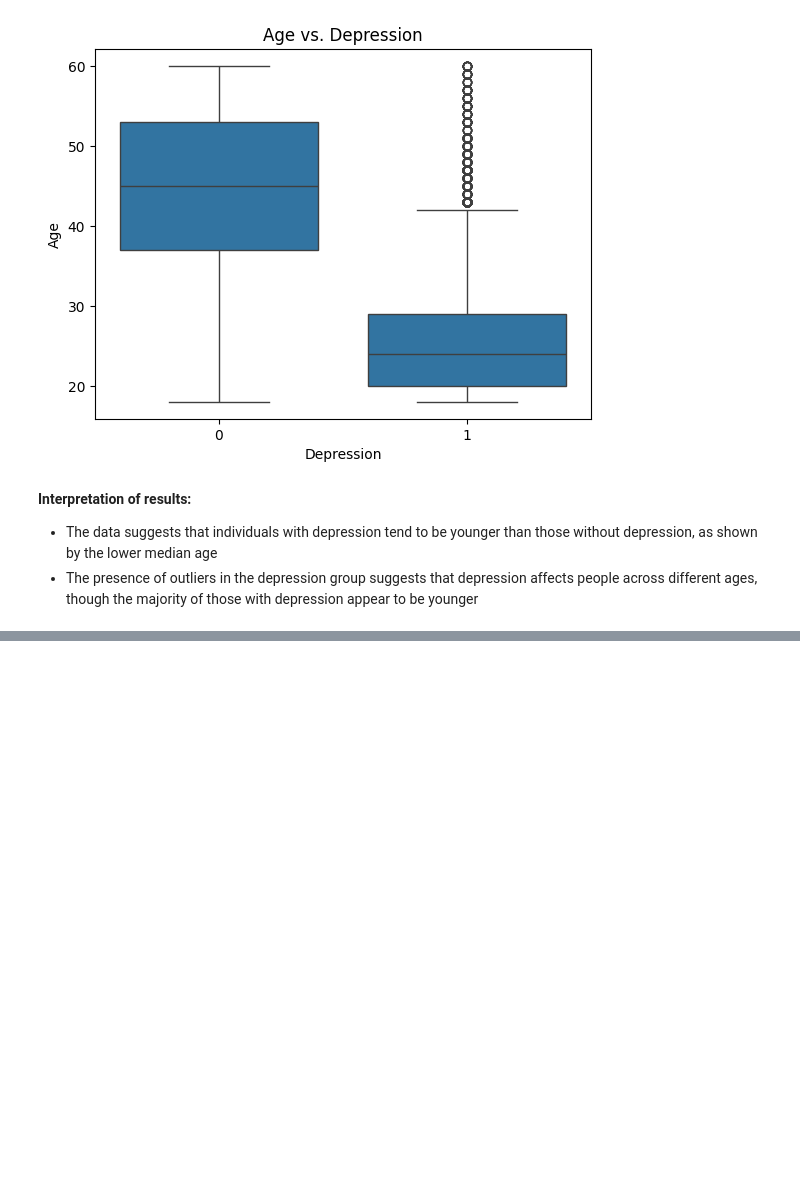
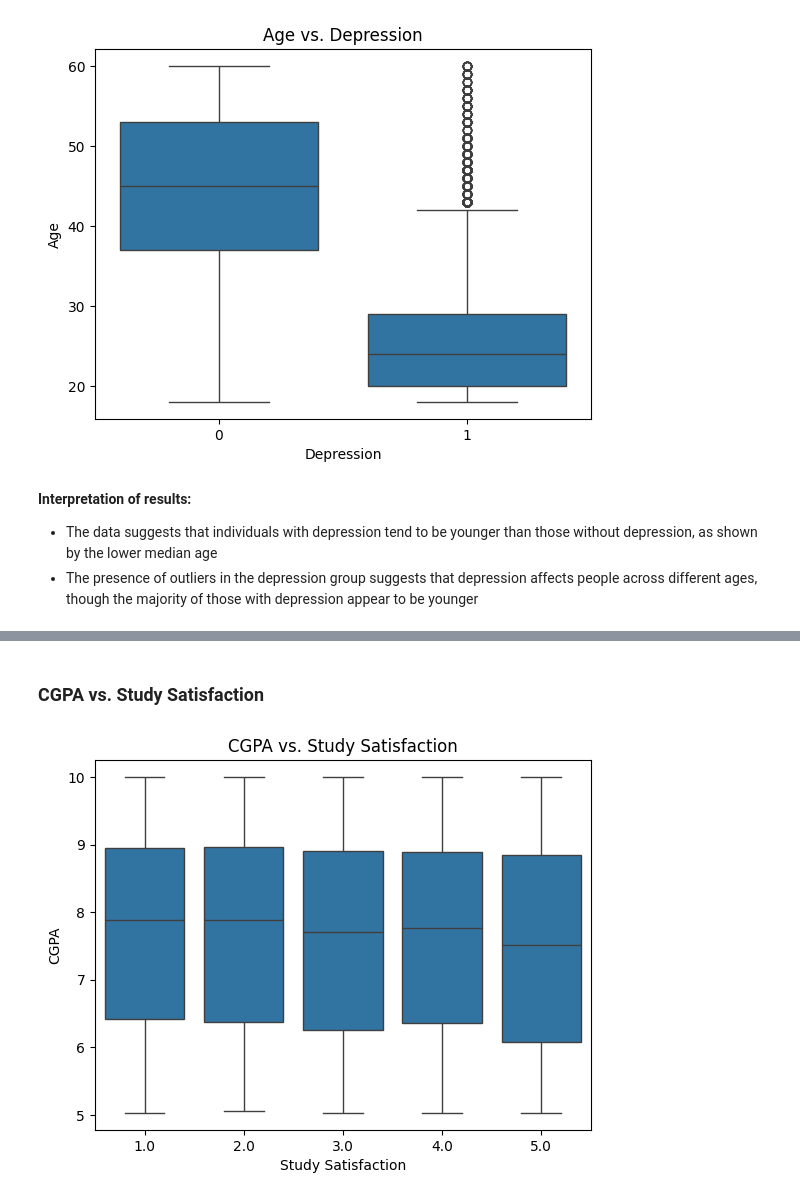
Before and after one commit to ktxdev/mind-matters, a Jupyter notebook: notebooks/train/EDA.ipynb, the cells around one changed output, grey strips where cells are left out. Drawn from its saved outputs; the diff is of its cells as text; code cells hidden in the pictures; blank space fills up the shorter version.

```diff
--- a/notebooks/train/EDA.ipynb
+++ b/notebooks/train/EDA.ipynb
@@ -660,0 +693,6 @@ plot_numerical_vs_categorical(data, 'Age', 'Depression')
+# %% [markdown]
+### CGPA vs. Study Satisfaction
+# %%
+plot_numerical_vs_categorical(data, 'CGPA', 'Study Satisfaction')
+# %% [output]
+[figure, added]
```
Also changed, not shown: parts of 40 cells of this notebook.
